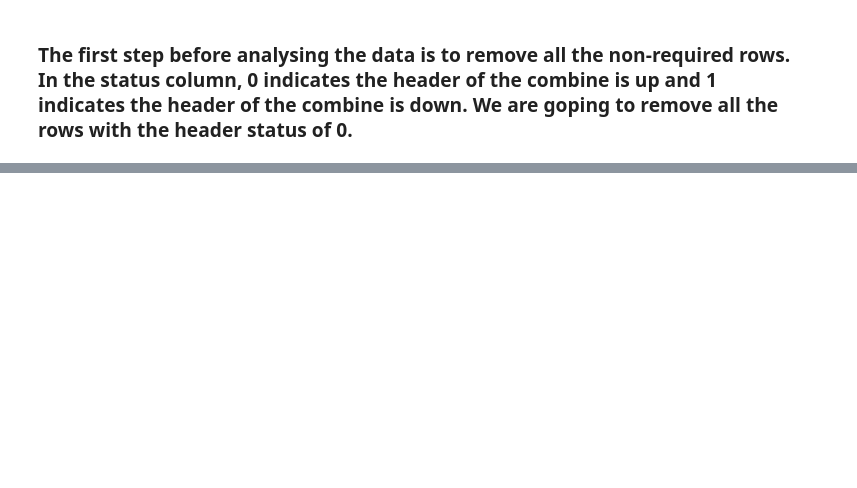
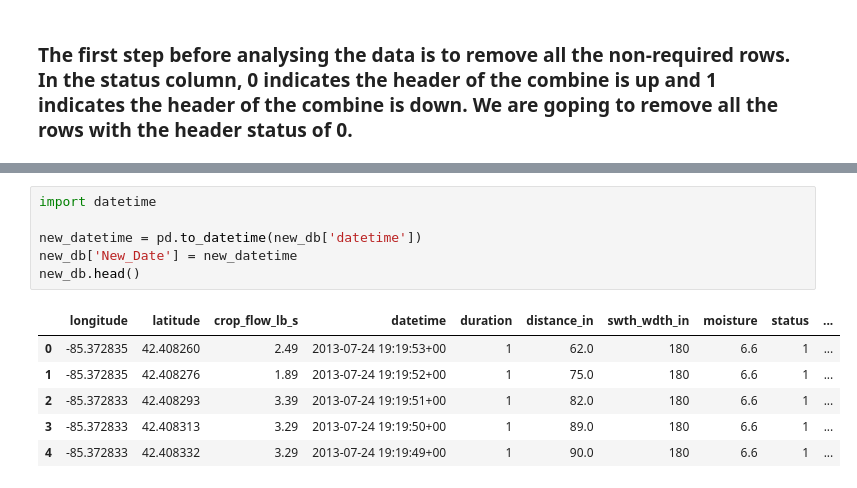
Before and after one commit to HSSangha/Case-Study-2, a Jupyter notebook: Case_Study_2_Harman.ipynb, the cells around one changed output, grey strips where cells are left out. Drawn from its saved outputs; the diff is of its cells as text; blank space fills up the shorter version.

```diff
--- a/Case_Study_2_Harman.ipynb
+++ b/Case_Study_2_Harman.ipynb
@@ -68,0 +76,13 @@ for row in yield_data.iterrows():
+# %%
+import datetime
+
+new_datetime = pd.to_datetime(new_db['datetime'])
+new_db['New_Date'] = new_datetime
+new_db.head()
+# %% [output]
+|  | longitude | latitude | crop_flow_lb_s | datetime | duration | distance_in | swth_wdth_in | moisture | status | ... |
+| 0 | -85.372835 | 42.408260 | 2.49 | 2013-07-24 19:19:53+00 | 1 | 62.0 | 180 | 6.6 | 1 | ... |
+| 1 | -85.372835 | 42.408276 | 1.89 | 2013-07-24 19:19:52+00 | 1 | 75.0 | 180 | 6.6 | 1 | ... |
+| 2 | -85.372833 | 42.408293 | 3.39 | 2013-07-24 19:19:51+00 | 1 | 82.0 | 180 | 6.6 | 1 | ... |
+| 3 | -85.372833 | 42.408313 | 3.29 | 2013-07-24 19:19:50+00 | 1 | 89.0 | 180 | 6.6 | 1 | ... |
+| 4 | -85.372833 | 42.408332 | 3.29 | 2013-07-24 19:19:49+00 | 1 | 90.0 | 180 | 6.6 | 1 | ... |
```
Also changed, not shown: parts of 7 cells of this notebook.
